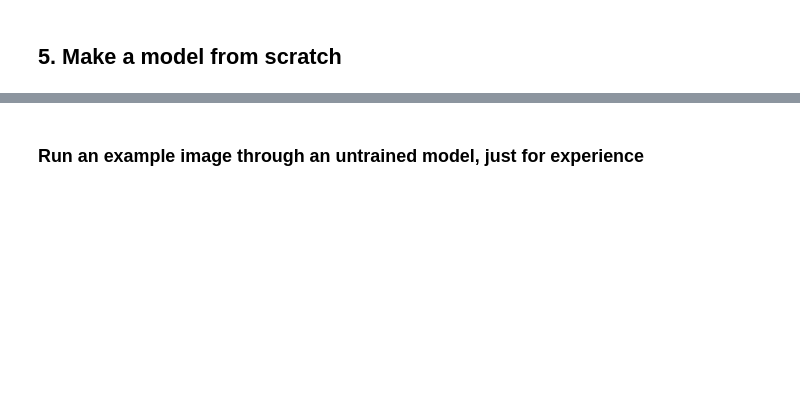
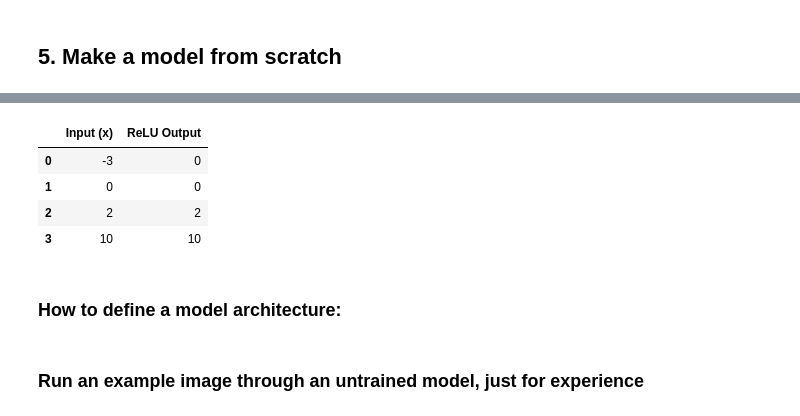
Before and after one commit to amcrabtree/tutorials, a Jupyter notebook: notebooks/T01 - Intro to PyTorch.ipynb, the cells around one changed output, grey strips where cells are left out. Drawn from its saved outputs; the diff is of its cells as text; code cells hidden in the pictures; blank space fills up the shorter version.

```diff
--- a/notebooks/T01 - Intro to PyTorch.ipynb
+++ b/notebooks/T01 - Intro to PyTorch.ipynb
@@ -170,3 +195,19 @@ print(f"Label: {example_label}")
+# %%
+# Input values and their corresponding ReLU outputs
+data = {
+    "Input (x)": [-3, 0, 2, 10],
+    "ReLU Output": [max(0, x) for x in [-3, 0, 2, 10]]
+}
+df = pd.DataFrame(data)
+df
+# %% [output]
+|  | Input (x) | ReLU Output |
+| 0 | -3 | 0 |
+| 1 | 0 | 0 |
+| 2 | 2 | 2 |
+| 3 | 10 | 10 |
+# %% [markdown]
+### How to define a model architecture:
 # %%
 class BlackWhiteModel(torch.nn.Module):
     def __init__(self):
```
Also changed, not shown: parts of 23 cells of this notebook.
